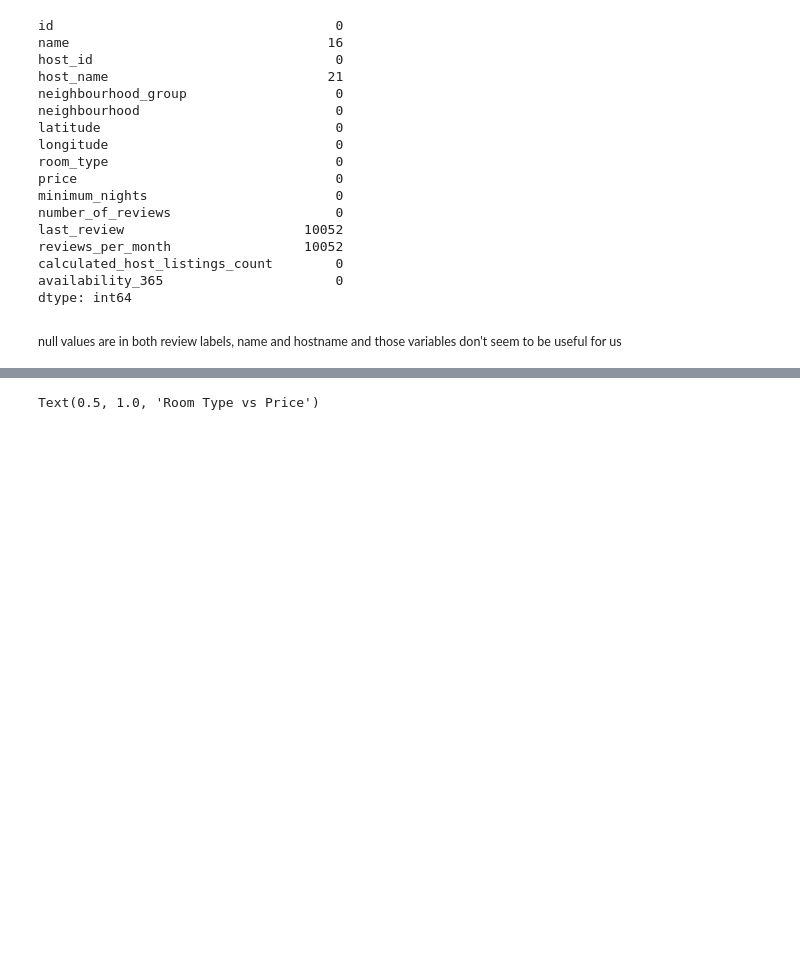
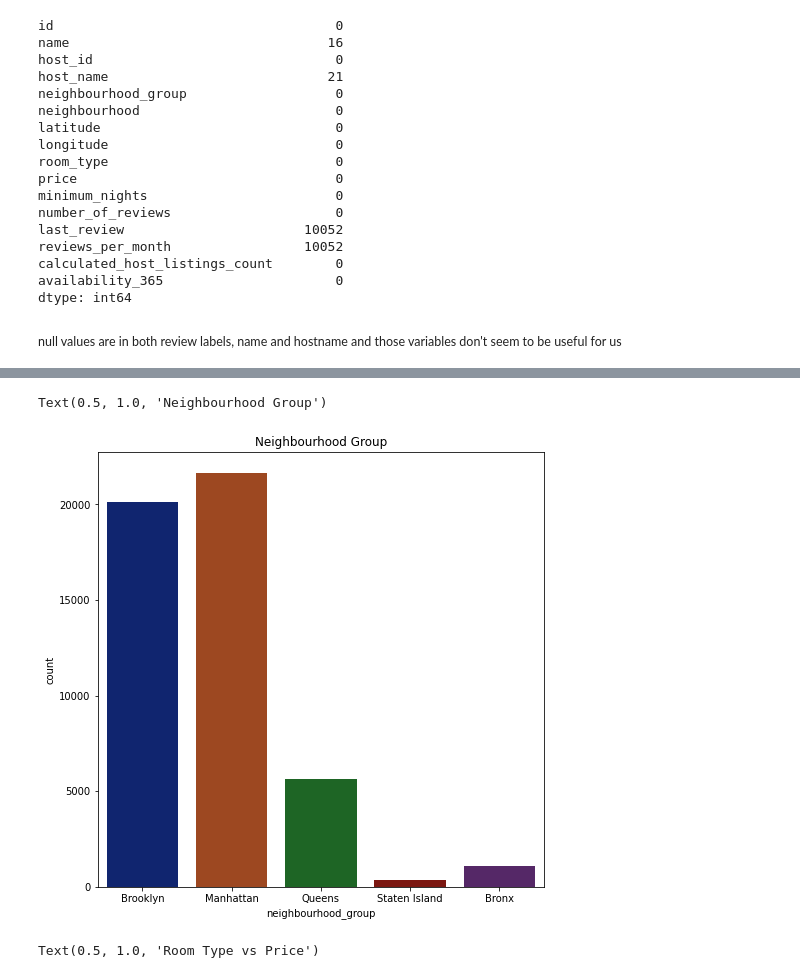
Before and after one commit to eshan-srivastava/dac-airbnb-project, a Jupyter notebook: notebooks/Data Cleaning.ipynb, the cells around one changed output, grey strips where cells are left out. Drawn from its saved outputs; the diff is of its cells as text; code cells hidden in the pictures; blank space fills up the shorter version.

```diff
--- a/notebooks/Data Cleaning.ipynb
+++ b/notebooks/Data Cleaning.ipynb
@@ -117,3 +161,11 @@ Plotting graphs
+# %%
+sns.countplot(df1['neighbourhood_group'], palette="dark")
+fig = plt.gcf()
+fig.set_size_inches(8,8)
+plt.title('Neighbourhood Group')
+# %% [output]
+Text(0.5, 1.0, 'Neighbourhood Group')
+[figure, added]
 # %%
 plt.figure(figsize=(15,12))
 sns.scatterplot(x='room_type', y='price', data=df1)
```
Also changed, not shown: parts of 22 cells of this notebook.
